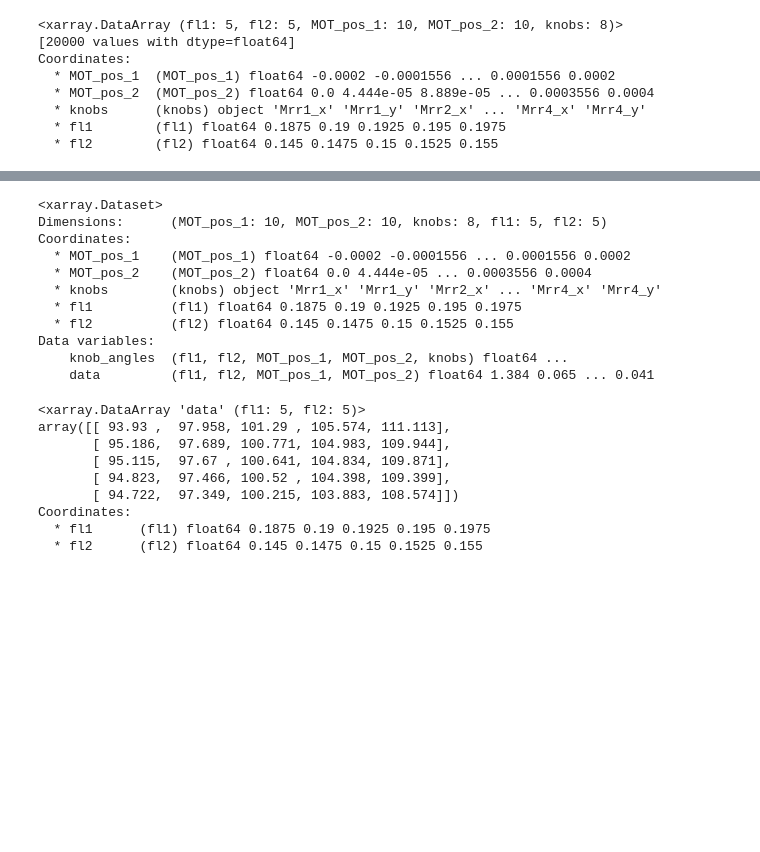
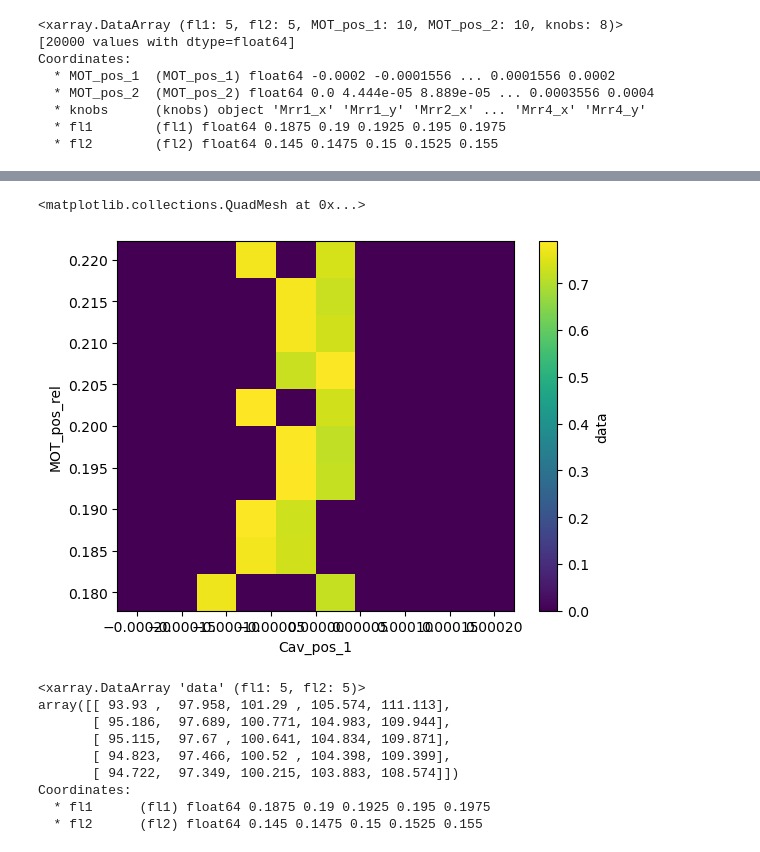
Before and after one commit to Stockholm254/servotest, a Jupyter notebook: src/expctl/servers/servoaligner/test.ipynb, the cells around one changed output, grey strips where cells are left out. Drawn from its saved outputs; the diff is of its cells as text; code cells hidden in the pictures; blank space fills up the shorter version.

```diff
--- a/src/expctl/servers/servoaligner/test.ipynb
+++ b/src/expctl/servers/servoaligner/test.ipynb
@@ -217,17 +220,10 @@ ds=xr.open_dataset("data0304_2.nc")
+# %%
+ds=xr.open_dataset("data0304_3.nc")
 # %%
-ds
+ds['data'].plot()
 # %% [output]
-<xarray.Dataset>
-Dimensions:      (MOT_pos_1: 10, MOT_pos_2: 10, knobs: 8, fl1: 5, fl2: 5)
-Coordinates:
-  * MOT_pos_1    (MOT_pos_1) float64 -0.0002 -0.0001556 ... 0.0001556 0.0002
-  * MOT_pos_2    (MOT_pos_2) float64 0.0 4.444e-05 ... 0.0003556 0.0004
-  * knobs        (knobs) object 'Mrr1_x' 'Mrr1_y' 'Mrr2_x' ... 'Mrr4_x' 'Mrr4_y'
-  * fl1          (fl1) float64 0.1875 0.19 0.1925 0.195 0.1975
-  * fl2          (fl2) float64 0.145 0.1475 0.15 0.1525 0.155
-Data variables:
-    knob_angles  (fl1, fl2, MOT_pos_1, MOT_pos_2, knobs) float64 ...
-    data         (fl1, fl2, MOT_pos_1, MOT_pos_2) float64 1.384 0.065 ... 0.041
+<matplotlib.collections.QuadMesh at 0x...>
+[figure, added]
 # %%
 ds['data'].sum('MOT_pos_1').sum('MOT_pos_2')
 # %% [output]
```
Also changed, not shown: parts of 10 cells of this notebook, 6 other files.
